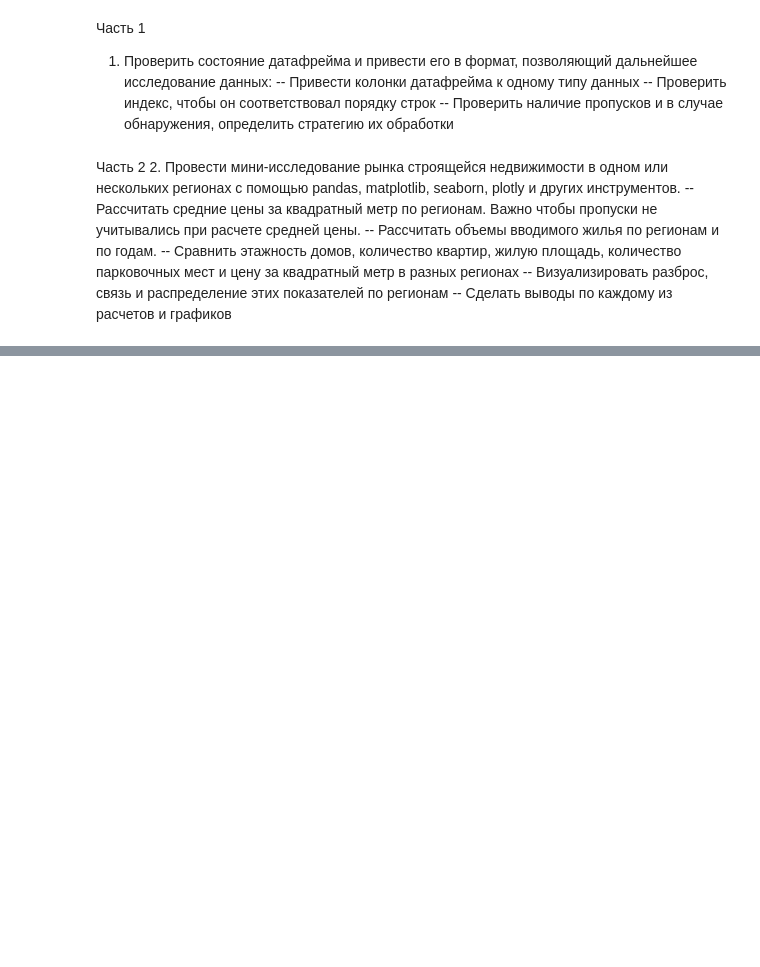
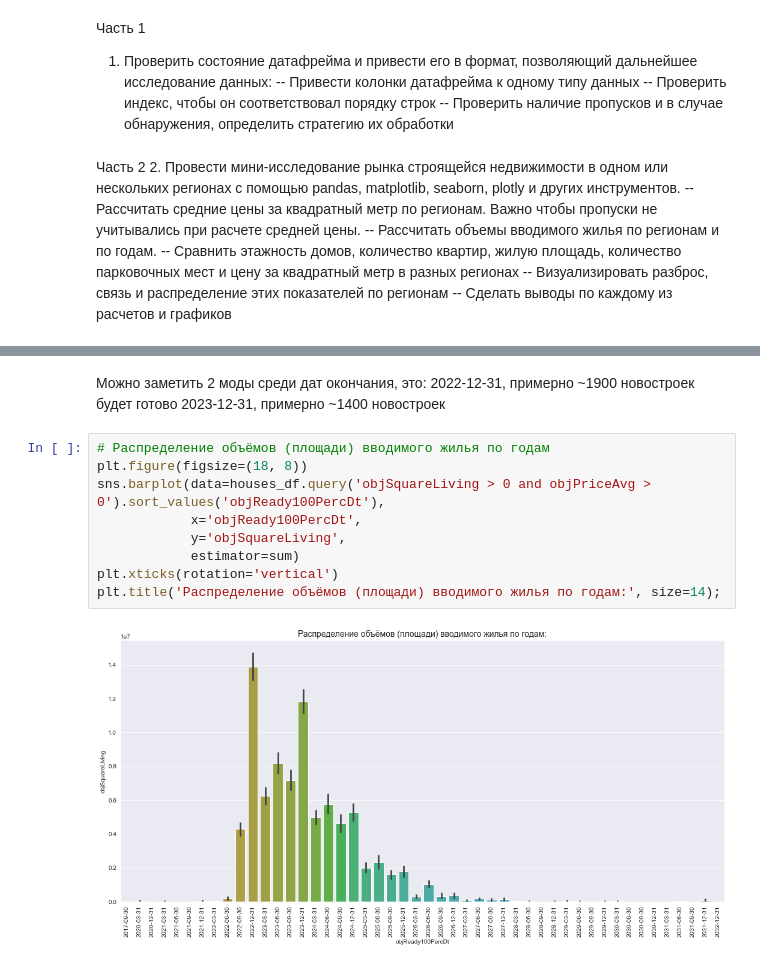
Before and after one commit to MaksDerkach/SberUniver-DS, a Jupyter notebook: Python_lessons/Hometasks/Task2_dmrf_visual.ipynb, the cells around one changed output, grey strips where cells are left out. Cells and saved outputs as stored; diff of their text form; blank space fills up the shorter version.

```diff
--- a/Python_lessons/Hometasks/Task2_dmrf_visual.ipynb
+++ b/Python_lessons/Hometasks/Task2_dmrf_visual.ipynb
@@ -16,0 +134,15 @@
+# %% [markdown]
+Можно заметить 2 моды среди дат окончания, это:
+2022-12-31, примерно ~1900 новостроек будет готово
+2023-12-31, примерно ~1400 новостроек
+# %%
+# Распределение объёмов (площади) вводимого жилья по годам
+plt.figure(figsize=(18, 8))
+sns.barplot(data=houses_df.query('objSquareLiving > 0 and objPriceAvg > 0').sort_values('objReady100PercDt'),
+            x='objReady100PercDt',
+            y='objSquareLiving',
+            estimator=sum)
+plt.xticks(rotation='vertical')
+plt.title('Распределение объёмов (площади) вводимого жилья по годам:', size=14);
+# %% [output]
+[figure, added]
```
Also changed, not shown: parts of 28 cells of this notebook.
